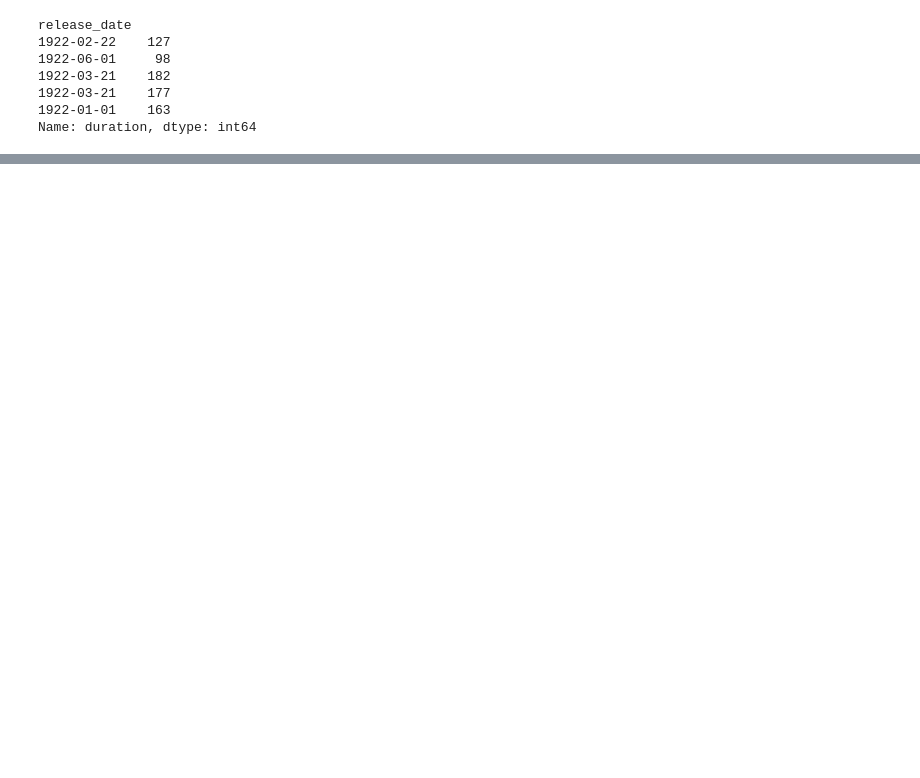
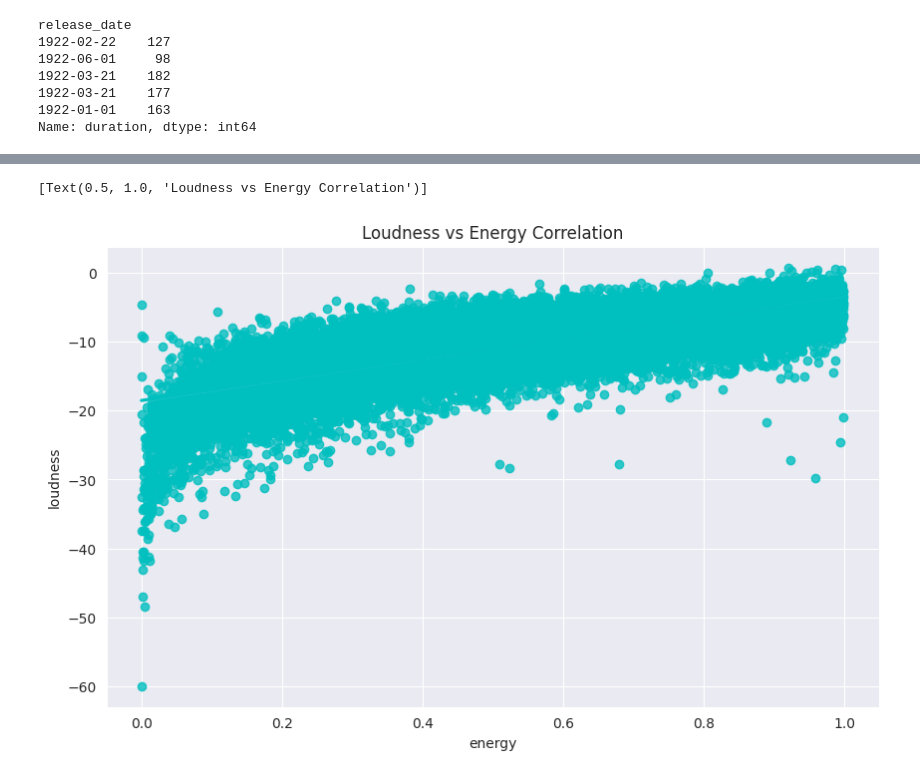
Before and after one commit to sr606/Spotify-Data-Analysis, a Jupyter notebook: Spotify_Data_Analysis.ipynb, the cells around one changed output, grey strips where cells are left out. Cells and saved outputs as stored; diff of their text form; code cells hidden in the pictures; blank space fills up the shorter version.

```diff
--- a/Spotify_Data_Analysis.ipynb
+++ b/Spotify_Data_Analysis.ipynb
@@ -160,0 +181,2 @@ Name: duration, dtype: int64
+# %%
+sample_df = df_tracks.sample(int(0.04*len(df_tracks)))
@@ -160,0 +187,6 @@ Name: duration, dtype: int64
+# %%
+plt.figure (figsize = (10,6))
+sns.regplot(data = sample_df, y = "loudness" , x = "energy" , color = "c").set(title = "Loudness vs Energy Correlation")
+# %% [output]
+[Text(0.5, 1.0, 'Loudness vs Energy Correlation')]
+[figure, added]
```
Also changed, not shown: parts of 6 cells of this notebook.
